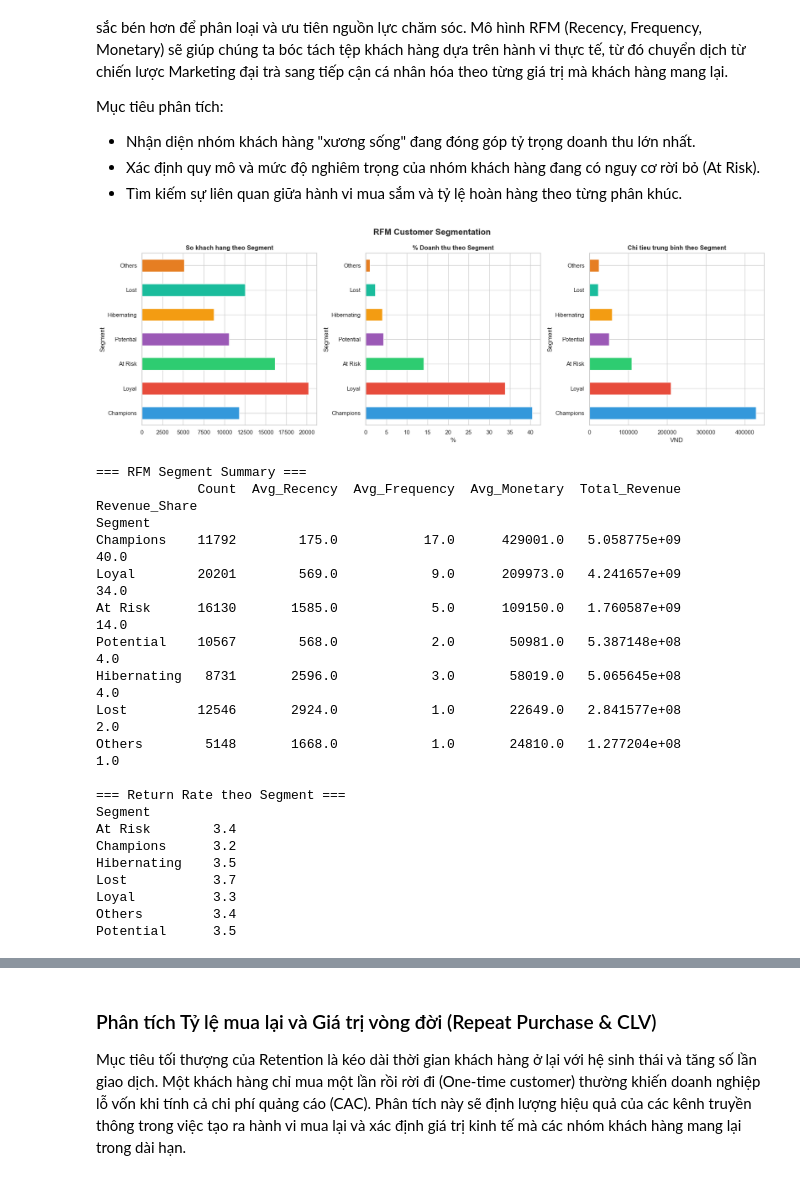
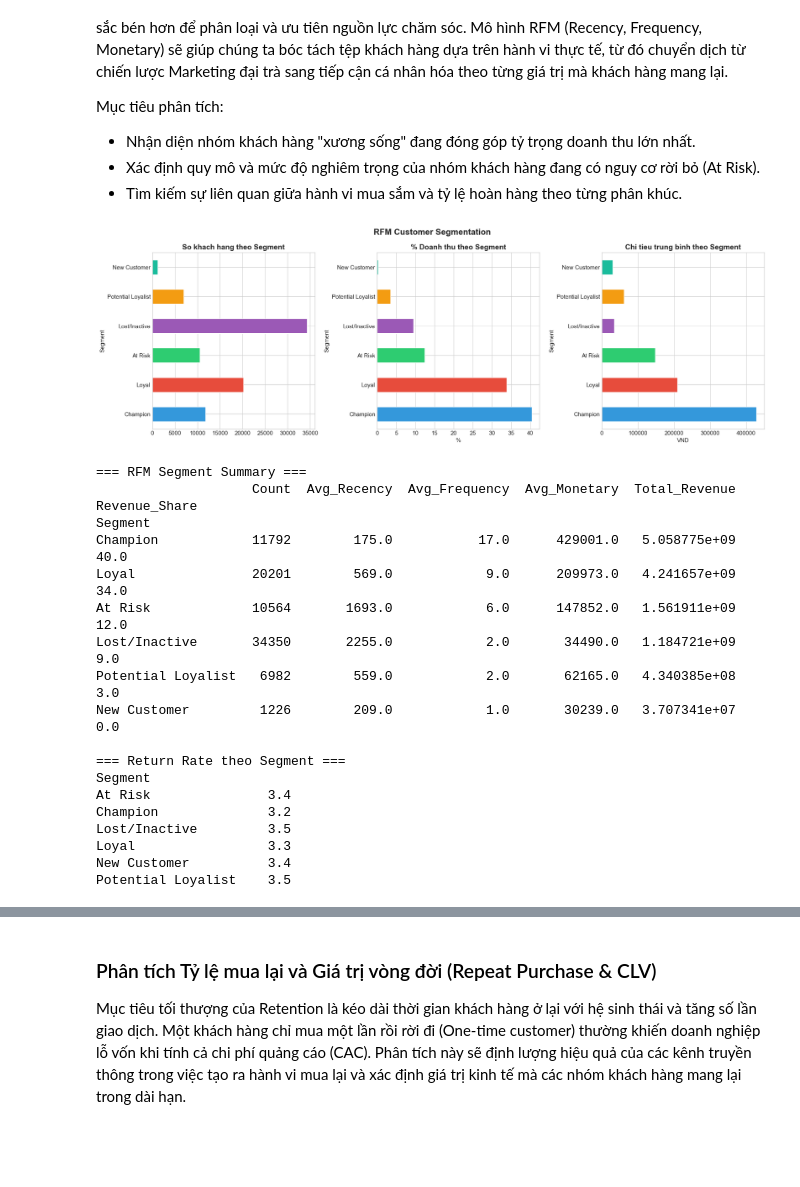
Before and after one commit to caosfourn/DATATHON_2026_DATACONDA, a Jupyter notebook: notebook/05_eda_storytelling_masterpiece_v2.ipynb, the cells around one changed output, grey strips where cells are left out. Cells and saved outputs as stored; diff of their text form; code cells hidden in the pictures; blank space fills up the shorter version.

```diff
--- a/notebook/05_eda_storytelling_masterpiece_v2.ipynb
+++ b/notebook/05_eda_storytelling_masterpiece_v2.ipynb
@@ -1515,20 +1931,23 @@ rfm['RFM_score'] = rfm['R_score'].astype(int) + rfm['F_score'].astype(int) + rfm
 # Segment labels
 def rfm_segment(row):
     r, f, m = int(row['R_score']), int(row['F_score']), int(row['M_score'])
-    if r >= 4 and f >= 4:
-        return 'Champions'
+
+    if r == 4 and f == 4:
+        return 'Champion'
+
     elif r >= 3 and f >= 3:
         return 'Loyal'
-    elif r >= 3 and f <= 2:
-        return 'Potential'
-    elif r == 2 and f >= 2:
+
+    elif r >= 3 and f == 2:
+        return 'Potential Loyalist'
+
+    elif r == 4 and f == 1:
+        return 'New Customer'
+    elif r <= 2 and f >= 3:
         return 'At Risk'
-    elif r <= 1 and f >= 2:
-        return 'Hibernating'
-    elif r <= 1 and f <= 1:
-        return 'Lost'
+
     else:
-        return 'Others'
+        return 'Lost/Inactive'
 
 rfm['Segment'] = rfm.apply(rfm_segment, axis=1)
 
@@ -1547,51 +1966,49 @@ fig, axes = plt.subplots(1, 3, figsize=(18, 6))
 # Customer count
 seg_summary['Count'].plot(kind='barh', ax=axes[0], color=PALETTE, edgecolor='white')
 axes[0].set_title('So khach hang theo Segment')
 
 # Revenue share
 seg_summary['Revenue_Share'].plot(kind='barh', ax=axes[1], color=PALETTE, edgecolor='white')
 axes[1].set_title('% Doanh thu theo Segment')
 axes[1].set_xlabel('%')
 
 # Avg Monetary
 seg_summary['Avg_Monetary'].plot(kind='barh', ax=axes[2], color=PALETTE, edgecolor='white')
 axes[2].set_title('Chi tieu trung binh theo Segment')
 axes[2].set_xlabel('VND')
 
 plt.suptitle('RFM Customer Segmentation', fontsize=16, fontweight='bold')
 plt.tight_layout()
 plt.show()
 
 print("\n=== RFM Segment Summary ===")
 print(seg_summary.round(0).to_string())
 
 # Add return rate by segment
 orders_seg = orders.merge(rfm[['Segment']], left_on='customer_id', right_index=True, how='inner')
 ret_seg = returns.merge(orders_seg[['order_id', 'Segment']], on='order_id')
 ret_by_seg = ret_seg.groupby('Segment')['return_quantity'].sum()
 ord_by_seg = order_items.merge(orders_seg[['order_id', 'Segment']], on='order_id').groupby('Segment')['quantity'].sum()
 rr_seg = (ret_by_seg / ord_by_seg * 100).dropna()
 print("\n=== Return Rate theo Segment ===")
 print(rr_seg.round(1).to_string())
 # %% [output]
-[figure, old version]
+[figure, new version]
 === RFM Segment Summary ===
-             Count  Avg_Recency  Avg_Frequency  Avg_Monetary  Total_Revenue  Revenue_Share
+                    Count  Avg_Recency  Avg_Frequency  Avg_Monetary  Total_Revenue  Revenue_Share
 Segment
-Champions    11792        175.0           17.0      429001.0   5.058775e+09           40.0
-Loyal        20201        569.0            9.0      209973.0   4.241657e+09           34.0
-At Risk      16130       1585.0            5.0      109150.0   1.760587e+09           14.0
-Potential    10567        568.0            2.0       50981.0   5.387148e+08            4.0
-Hibernating   8731       2596.0            3.0       58019.0   5.065645e+08            4.0
-Lost         12546       2924.0            1.0       22649.0   2.841577e+08            2.0
-Others        5148       1668.0            1.0       24810.0   1.277204e+08            1.0
+Champion            11792        175.0           17.0      429001.0   5.058775e+09           40.0
+Loyal               20201        569.0            9.0      209973.0   4.241657e+09           34.0
+At Risk             10564       1693.0            6.0      147852.0   1.561911e+09           12.0
+Lost/Inactive       34350       2255.0            2.0       34490.0   1.184721e+09            9.0
+Potential Loyalist   6982        559.0            2.0       62165.0   4.340385e+08            3.0
+New Customer         1226        209.0            1.0       30239.0   3.707341e+07            0.0
 
 === Return Rate theo Segment ===
 Segment
-At Risk        3.4
-Champions      3.2
-Hibernating    3.5
-Lost           3.7
-Loyal          3.3
-Others         3.4
-Potential      3.5
+At Risk               3.4
+Champion              3.2
+Lost/Inactive         3.5
+Loyal                 3.3
+New Customer          3.4
+Potential Loyalist    3.5
```
Also changed, not shown: parts of 22 cells of this notebook, 6 other files.
